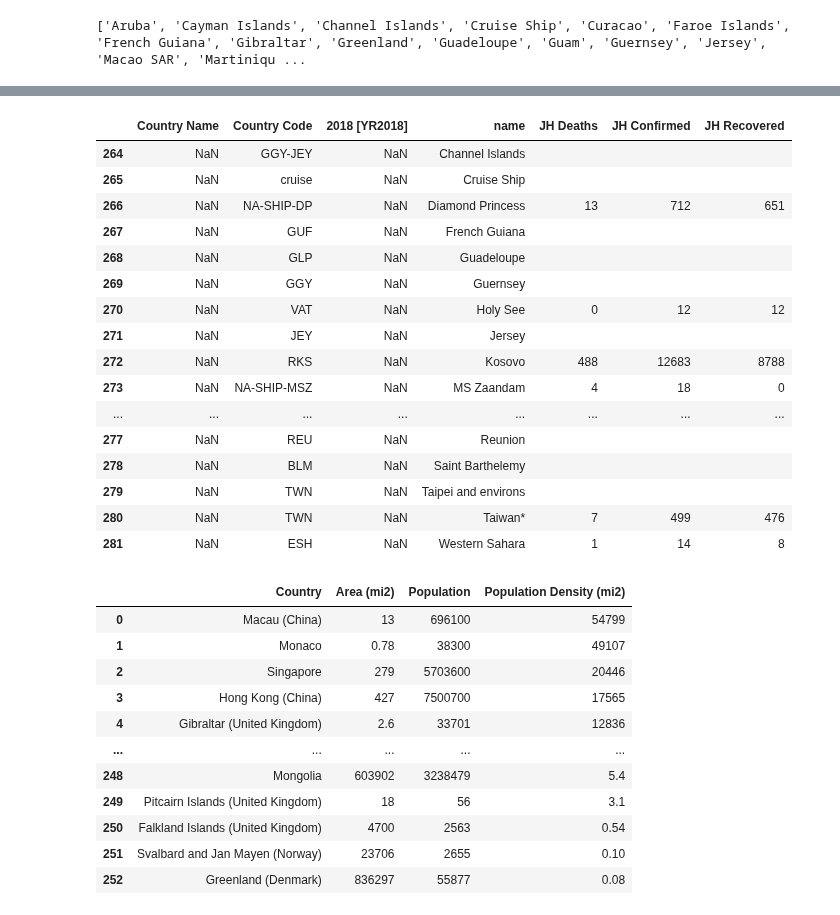
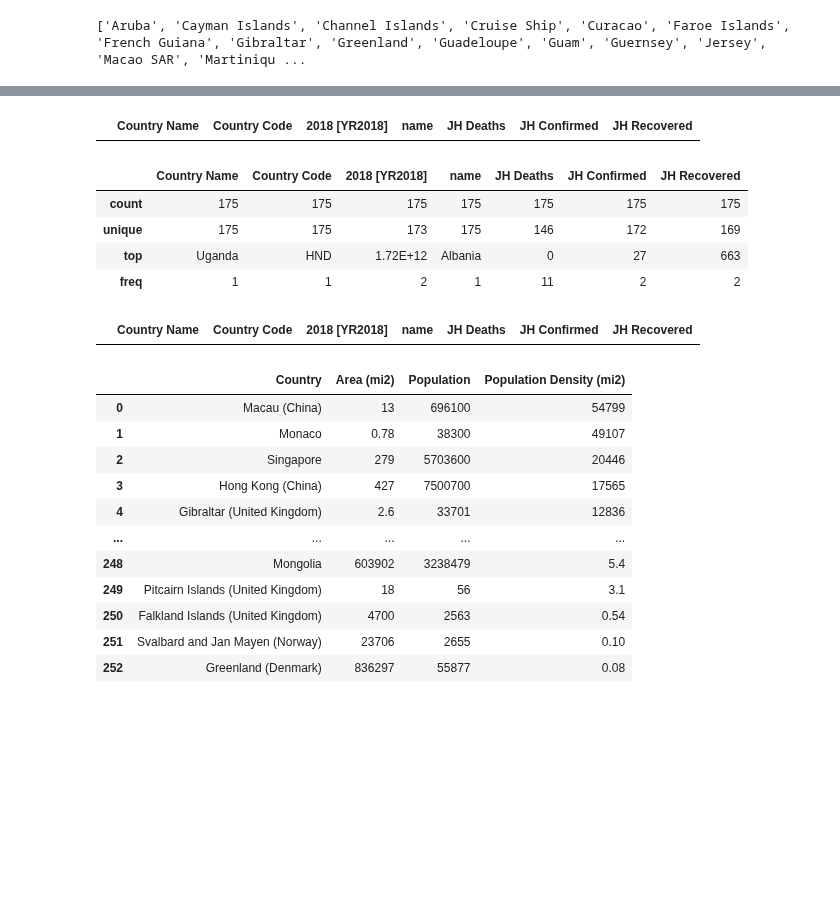
Before and after one commit to gelopez21/ProjectOne, a Jupyter notebook: Project One - Data Cleansing.ipynb, the cells around one changed output, grey strips where cells are left out. Cells and saved outputs as stored; diff of their text form; code cells hidden in the pictures; blank space fills up the shorter version.

```diff
--- a/Project One - Data Cleansing.ipynb
+++ b/Project One - Data Cleansing.ipynb
@@ -147,24 +159,27 @@ cities_not_on_JH.head(50)
-# %%
-cities_not_on_WB
-# drop name: Others, Cruise Ship, Diamond Princess
-# %% [output]
-|  | Country Name | Country Code | 2018 [YR2018] | name | JH Deaths | JH Confirmed | JH Recovered |
-| 264 | NaN | GGY-JEY | NaN | Channel Islands |  |  |  |
-| 265 | NaN | cruise | NaN | Cruise Ship |  |  |  |
-| 266 | NaN | NA-SHIP-DP | NaN | Diamond Princess | 13 | 712 | 651 |
-| 267 | NaN | GUF | NaN | French Guiana |  |  |  |
-| 268 | NaN | GLP | NaN | Guadeloupe |  |  |  |
-| 269 | NaN | GGY | NaN | Guernsey |  |  |  |
-| 270 | NaN | VAT | NaN | Holy See | 0 | 12 | 12 |
-| 271 | NaN | JEY | NaN | Jersey |  |  |  |
-| 272 | NaN | RKS | NaN | Kosovo | 488 | 12683 | 8788 |
-| 273 | NaN | NA-SHIP-MSZ | NaN | MS Zaandam | 4 | 18 | 0 |
-| ... | ... | ... | ... | ... | ... | ... | ... |
-| 277 | NaN | REU | NaN | Reunion |  |  |  |
-| 278 | NaN | BLM | NaN | Saint Barthelemy |  |  |  |
-| 279 | NaN | TWN | NaN | Taipei and environs |  |  |  |
-| 280 | NaN | TWN | NaN | Taiwan* | 7 | 499 | 476 |
-| 281 | NaN | ESH | NaN | Western Sahara | 1 | 14 | 8 |
+# %%
+# capture rows where there is no JH data
+JH_no_data = WB_JH_merge_df[WB_JH_merge_df["JH Deaths"].isnull()]
+JH_no_data
+# %% [output]
+|  | Country Name | Country Code | 2018 [YR2018] | name | JH Deaths | JH Confirmed | JH Recovered |
+# %%
+# drop nulls where there is no JH data - logic:
+#This analysis is of case data:
+# 1.coutries without case data do not contribute to the analysis
+# 2. The dataset was joined on the iso3, which provides an exact match between datasets
+WB_JH_merge_df = WB_JH_merge_df[WB_JH_merge_df["JH Deaths"].notnull()]
+WB_JH_merge_df.describe()
+# %% [output]
+|  | Country Name | Country Code | 2018 [YR2018] | name | JH Deaths | JH Confirmed | JH Recovered |
+| count | 175 | 175 | 175 | 175 | 175 | 175 | 175 |
+| unique | 175 | 175 | 173 | 175 | 146 | 172 | 169 |
+| top | Uganda | HND | 1.72E+12 | Albania | 0 | 27 | 663 |
+| freq | 1 | 1 | 2 | 1 | 11 | 2 | 2 |
+# %%
+countries_not_on_WB = WB_JH_merge_df[WB_JH_merge_df["Country Name"].isnull()]
+countries_not_on_WB
+# %% [output]
+|  | Country Name | Country Code | 2018 [YR2018] | name | JH Deaths | JH Confirmed | JH Recovered |
 # %%
 # Read population table from wiki
 population_df = pd.read_html("https://en.wikipedia.org/wiki/List_of_countries_and_dependencies_by_population_density")
```
Also changed, not shown: parts of 6 cells of this notebook.
